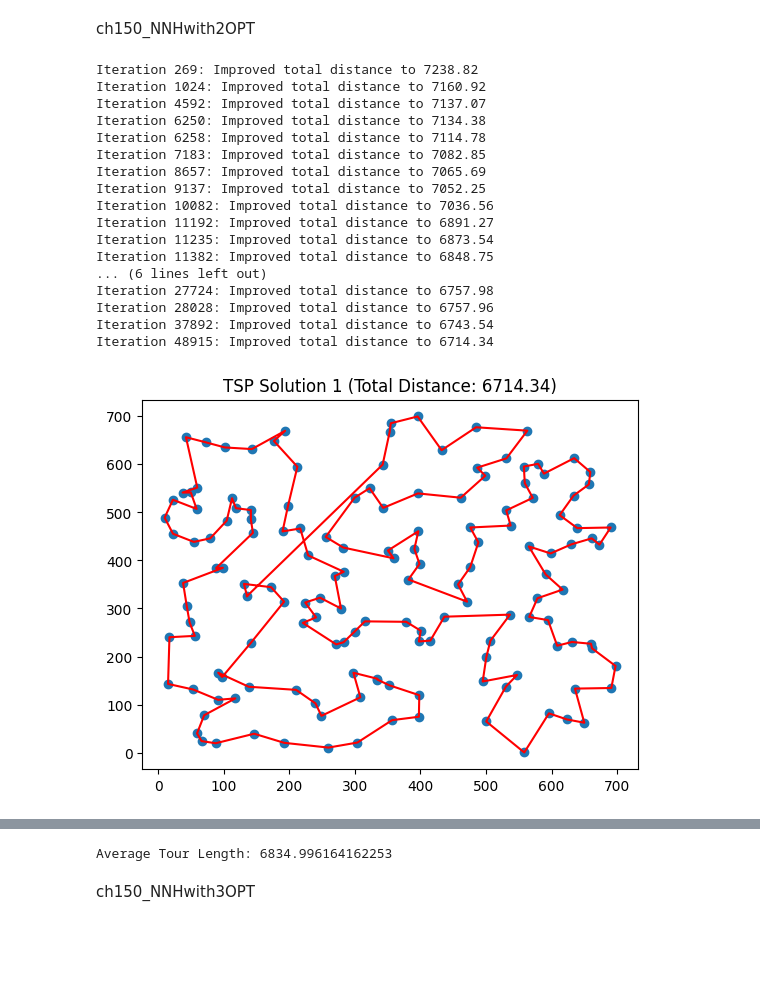
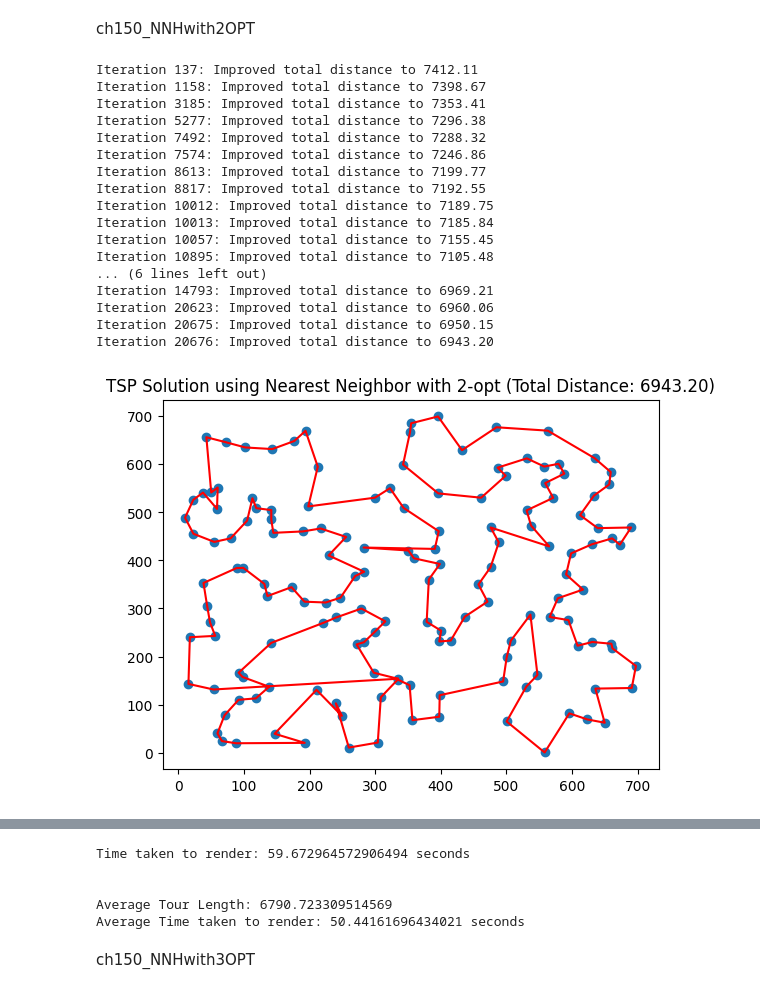
Before and after one commit to Amboyandrey/TSPLIB, a Jupyter notebook: EUC_2D/ch150.ipynb, the cells around one changed output, grey strips where cells are left out. Saved outputs shown, nothing was run; the diff lists cells and outputs as text; code cells hidden in the pictures; blank space fills up the shorter version.

```diff
--- a/EUC_2D/ch150.ipynb
+++ b/EUC_2D/ch150.ipynb
@@ -4,6 +4,7 @@ ch150_NNHonly
 import re
 import numpy as np
 import matplotlib.pyplot as plt
+import time
 
 class TSPSolver:
     def __init__(self, points):
@@ -72,7 +73,10 @@ city_coordinates = parse_tsp_dataset(tsp_data)
 
 # Create TSPSolver instance and solve using nearest neighbor
 total_distances = []
+render_times = []
+
 for i in range(10):
+    start_time = time.time()  # Start timing for this run
     solver = TSPSolver(city_coordinates)
     solver.solve()
     total_distance = solver.total_distance()
@@ -85,7 +89,15 @@ for i in range(10):
     plt.title(f'TSP Solution using Nearest Neighbor (Total Distance: {total_distance:.2f})')
     plt.show()
 
+    end_time = time.time()  # End timing for this run
+    rendered_time = end_time - start_time  # Calculate render time for this run
+    render_times.append(rendered_time)
+    print("Time taken to render:", rendered_time, "seconds\n\n")
+
 # Calculate average tour length
 average_tour_length = np.mean(total_distances)
+end_time = time.time()
+rendered_time = end_time - start_time
 print("Average Tour Length:", average_tour_length)
+print("Time taken to render:", rendered_time, "seconds")
 # %% [output]
@@ -106,6 +120,7 @@ ch150_NNHwith2OPT
 import re
 import numpy as np
 import matplotlib.pyplot as plt
+import time
 
 class TSPSolver:
     def __init__(self, points):
@@ -194,50 +209,58 @@ tsp_file_path = "ch150.tsp"
 
 # Load the TSP dataset from the file
 tsp_data = load_tsp_file(tsp_file_path)
 
 # Parse the dataset and extract coordinates
 city_coordinates = parse_tsp_dataset(tsp_data)
 
 # Store total distances
 total_distances = []
+render_times = []
 
-# Rerun TSP solving process 5 times
 for i in range(5):
+    start_time = time.time()  # Start timing for this run
     # Create TSPSolver instance and solve
     solver = TSPSolver(city_coordinates)
     solver.solve()
 
     # Calculate total distance and add to list
     total_distance = solver.total_distance()
     total_distances.append(total_distance)
 
     # Plot the solution
     plt.figure()
     plt.scatter(solver.points[:, 0], solver.points[:, 1])
     tour_points = np.array([solver.points[i] for i in solver.tour])
     plt.plot(tour_points[:, 0], tour_points[:, 1], 'r-')
-    plt.title(f'TSP Solution {i+1} (Total Distance: {total_distance:.2f})')
+    plt.title(f'TSP Solution using Nearest Neighbor with 2-opt (Total Distance: {total_distance:.2f})')
     plt.show()
 
-# Calculate and print average tour length
+    end_time = time.time()  # End timing for this run
+    rendered_time = end_time - start_time  # Calculate render time for this run
+    render_times.append(rendered_time)
+    print("Time taken to render:", rendered_time, "seconds\n\n")
+
+# Calculate and print average tour length and average time taken to render
 average_tour_length = np.mean(total_distances)
+average_render_time = np.mean(render_times)
 print("Average Tour Length:", average_tour_length)
+print("Average Time taken to render:", average_render_time, "seconds")
 # %% [output]
-Iteration 269: Improved total distance to 7238.82
-Iteration 1024: Improved total distance to 7160.92
-Iteration 4592: Improved total distance to 7137.07
-Iteration 6250: Improved total distance to 7134.38
-Iteration 6258: Improved total distance to 7114.78
-Iteration 7183: Improved total distance to 7082.85
-Iteration 8657: Improved total distance to 7065.69
-Iteration 9137: Improved total distance to 7052.25
-Iteration 10082: Improved total distance to 7036.56
-Iteration 11192: Improved total distance to 6891.27
-Iteration 11235: Improved total distance to 6873.54
-Iteration 11382: Improved total distance to 6848.75
+Iteration 137: Improved total distance to 7412.11
+Iteration 1158: Improved total distance to 7398.67
+Iteration 3185: Improved total distance to 7353.41
+Iteration 5277: Improved total distance to 7296.38
+Iteration 7492: Improved total distance to 7288.32
+Iteration 7574: Improved total distance to 7246.86
+Iteration 8613: Improved total distance to 7199.77
+Iteration 8817: Improved total distance to 7192.55
+Iteration 10012: Improved total distance to 7189.75
+Iteration 10013: Improved total distance to 7185.84
+Iteration 10057: Improved total distance to 7155.45
+Iteration 10895: Improved total distance to 7105.48
 ... (6 lines left out)
-Iteration 27724: Improved total distance to 6757.98
-Iteration 28028: Improved total distance to 6757.96
-Iteration 37892: Improved total distance to 6743.54
-Iteration 48915: Improved total distance to 6714.34
+Iteration 14793: Improved total distance to 6969.21
+Iteration 20623: Improved total distance to 6960.06
+Iteration 20675: Improved total distance to 6950.15
+Iteration 20676: Improved total distance to 6943.20
-[figure, old version]
+[figure, new version]
@@ -309,4 +341,8 @@ Iteration 32448: Improved total distance to 6838.40
-Average Tour Length: 6834.996164162253
+Time taken to render: 59.672964572906494 seconds
+
+
+Average Tour Length: 6790.723309514569
+Average Time taken to render: 50.44161696434021 seconds
 # %% [markdown]
 ch150_NNHwith3OPT
 # %%
```
Also changed, not shown: parts of 3 cells of this notebook, 9 other files.
